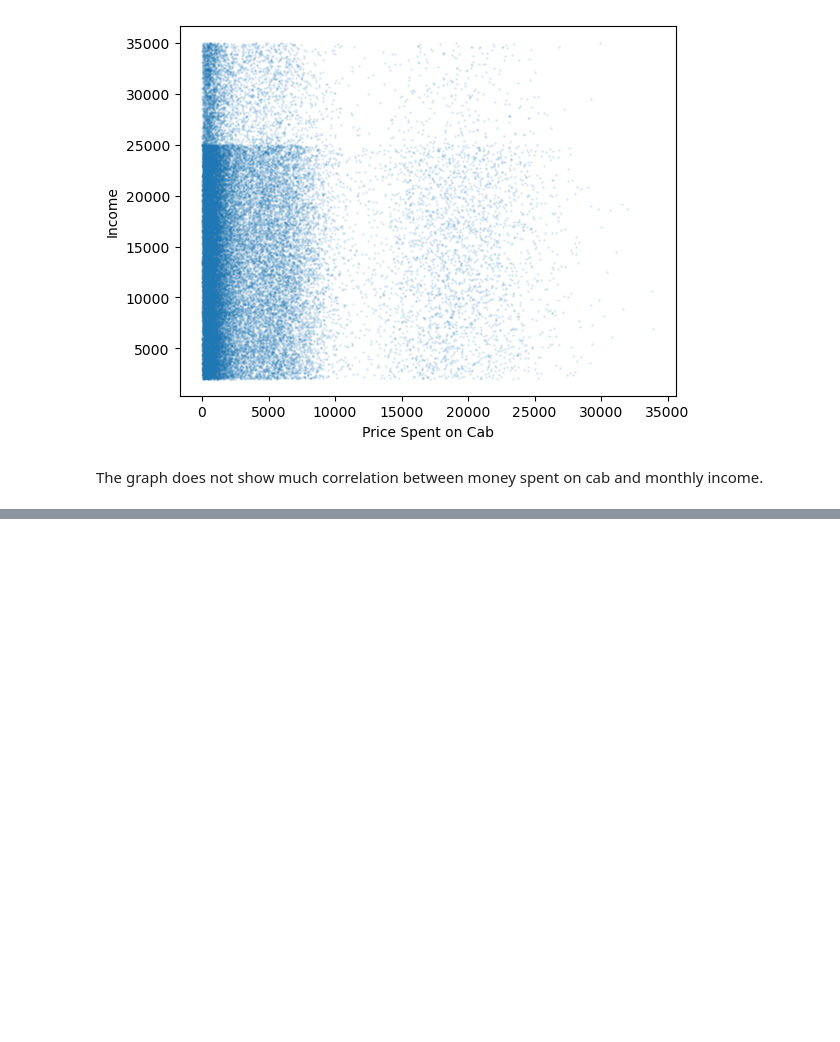
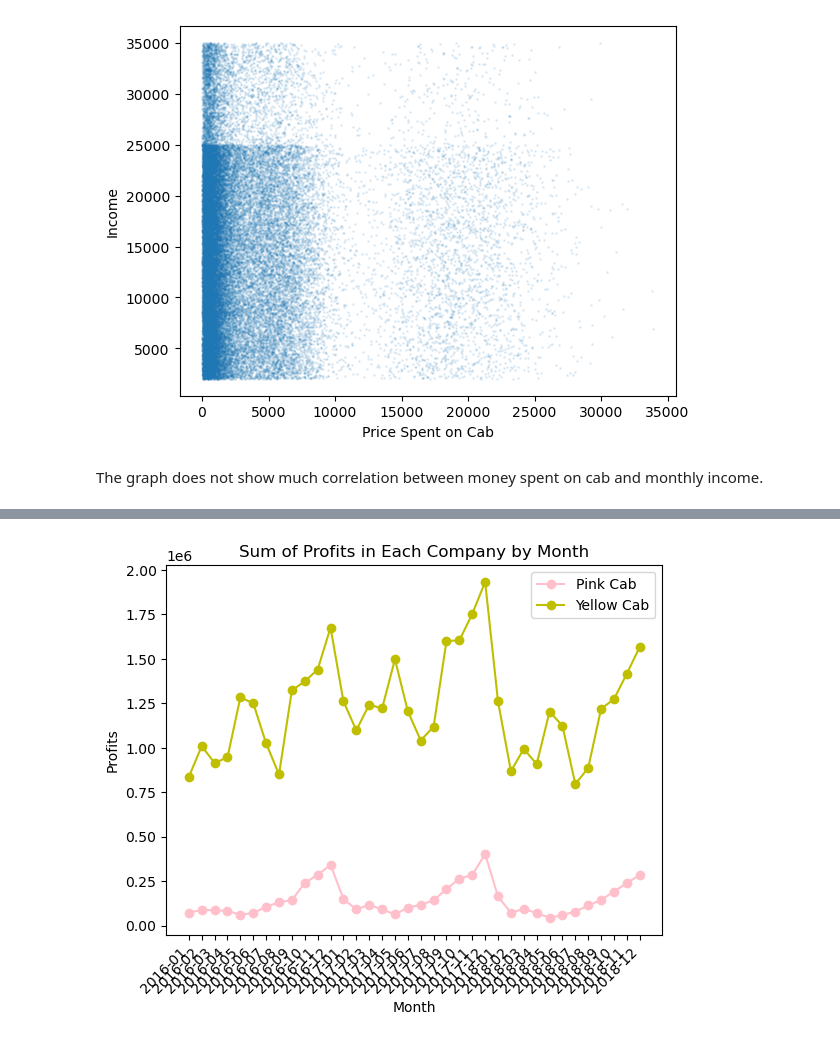
Before and after one commit to Amy0Shen/G2M-for-Cab, a Jupyter notebook: G2M insight for Cab Investment firm.ipynb, the cells around one changed output, grey strips where cells are left out. Saved outputs shown, nothing was run; the diff lists cells and outputs as text; code cells hidden in the pictures; blank space fills up the shorter version.

```diff
--- a/G2M insight for Cab Investment firm.ipynb
+++ b/G2M insight for Cab Investment firm.ipynb
@@ -189,0 +192,3 @@ The graph does not show much correlation between money spent on cab and monthly
+# %%
+cab_data['Profit'] = cab_data['Price Charged'] - cab_data['Cost of Trip']
+cab_data.head()
@@ -189,0 +202,4 @@ The graph does not show much correlation between money spent on cab and monthly
+# %%
+cab_data['Month of Travel'] = cab_data['Date of Travel'].dt.to_period('M')
+profits = cab_data.groupby(['Company', 'Month of Travel'])['Profit'].sum().reset_index()
+profits.head()
@@ -189,0 +213,3 @@ The graph does not show much correlation between money spent on cab and monthly
+# %%
+profits = profits.pivot(index='Month of Travel', columns='Company', values='Profit').reset_index()
+profits.head()
@@ -189,0 +223,13 @@ The graph does not show much correlation between money spent on cab and monthly
+# %%
+plt.plot(profits['Month of Travel'].astype(str), profits['Pink Cab'], marker='o', color='pink', label='Pink Cab')
+plt.plot(profits['Month of Travel'].astype(str), profits['Yellow Cab'], marker='o', color='y', label='Yellow Cab')
+
+plt.gca().set_xticklabels(profits['Month of Travel'], rotation=45, ha='right')
+
+plt.xlabel('Month')
+plt.ylabel('Profits')
+plt.title('Sum of Profits in Each Company by Month')
+plt.legend()
+plt.show()
+# %% [output]
+[figure, added]
```
Also changed, not shown: parts of 18 cells of this notebook, 2 other files.
